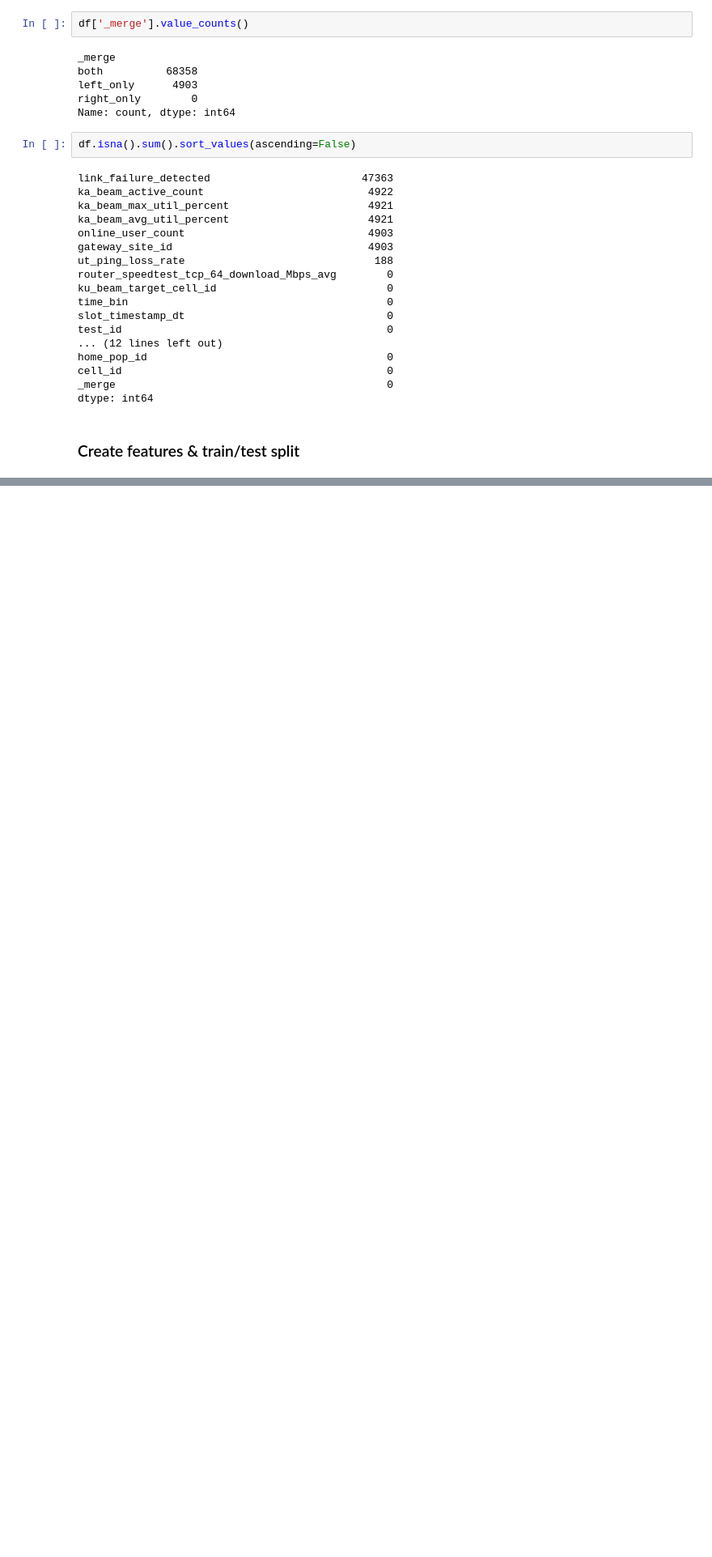
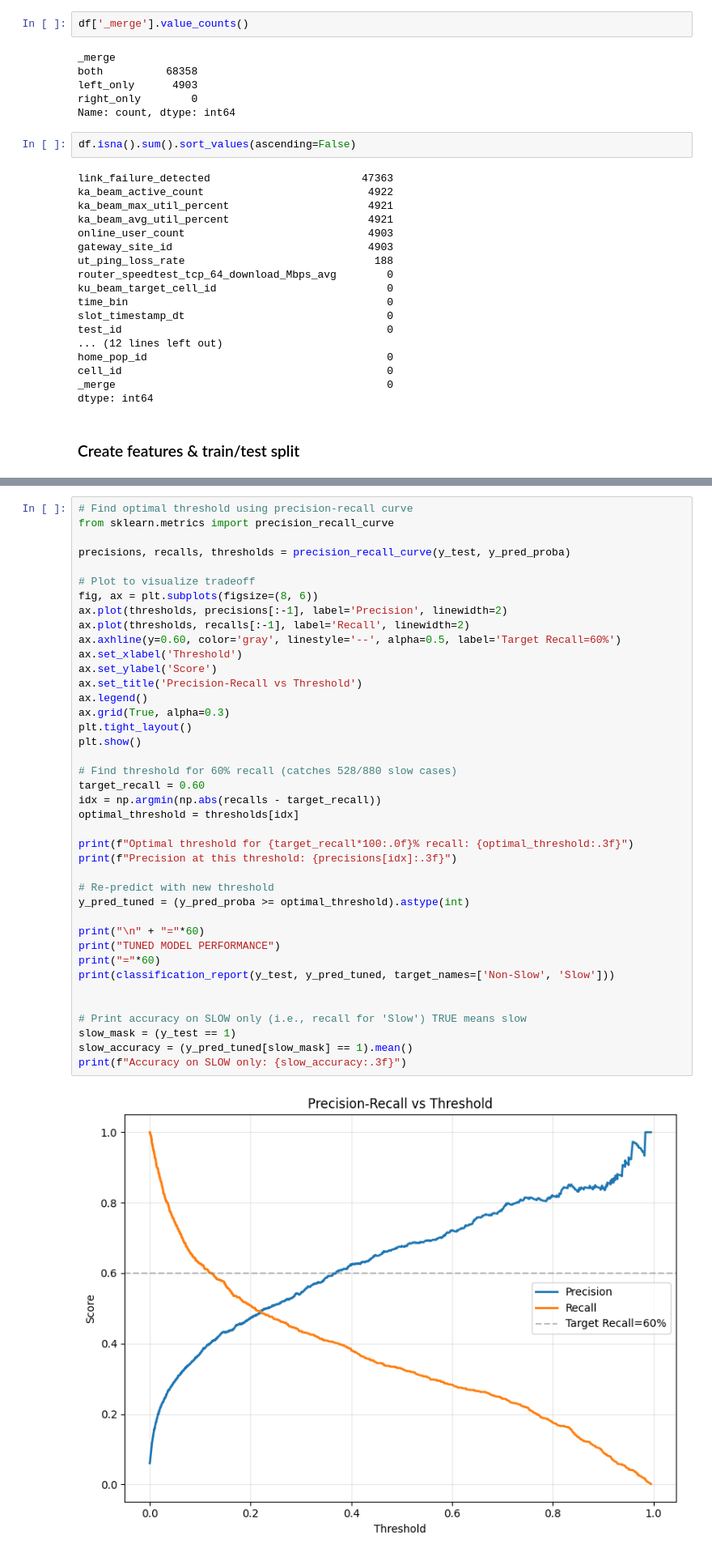
Before and after one commit to imeyer2/spacex_starlink_datascience_interview, a Jupyter notebook: main.ipynb, the cells around one changed output, grey strips where cells are left out. Shown at 81% size. Drawn from its saved outputs; the diff is of its cells as text; blank space fills up the shorter version.

```diff
--- a/main.ipynb
+++ b/main.ipynb
@@ -651,0 +864,42 @@ train_test_split()
+# %%
+# Find optimal threshold using precision-recall curve
+from sklearn.metrics import precision_recall_curve
+
+precisions, recalls, thresholds = precision_recall_curve(y_test, y_pred_proba)
+
+# Plot to visualize tradeoff
+fig, ax = plt.subplots(figsize=(8, 6))
+ax.plot(thresholds, precisions[:-1], label='Precision', linewidth=2)
+ax.plot(thresholds, recalls[:-1], label='Recall', linewidth=2)
+ax.axhline(y=0.60, color='gray', linestyle='--', alpha=0.5, label='Target Recall=60%')
+ax.set_xlabel('Threshold')
+ax.set_ylabel('Score')
+ax.set_title('Precision-Recall vs Threshold')
+ax.legend()
+ax.grid(True, alpha=0.3)
+plt.tight_layout()
+plt.show()
+
+# Find threshold for 60% recall (catches 528/880 slow cases)
+target_recall = 0.60
+idx = np.argmin(np.abs(recalls - target_recall))
+optimal_threshold = thresholds[idx]
+
+print(f"Optimal threshold for {target_recall*100:.0f}% recall: {optimal_threshold:.3f}")
+print(f"Precision at this threshold: {precisions[idx]:.3f}")
+
+# Re-predict with new threshold
+y_pred_tuned = (y_pred_proba >= optimal_threshold).astype(int)
+
+print("\n" + "="*60)
+print("TUNED MODEL PERFORMANCE")
+print("="*60)
+print(classification_report(y_test, y_pred_tuned, target_names=['Non-Slow', 'Slow']))
+
+
+# Print accuracy on SLOW only (i.e., recall for 'Slow') TRUE means slow
+slow_mask = (y_test == 1)
+slow_accuracy = (y_pred_tuned[slow_mask] == 1).mean()
+print(f"Accuracy on SLOW only: {slow_accuracy:.3f}")
+# %% [output]
+[figure, added]
```
Also changed, not shown: parts of 15 cells of this notebook.
